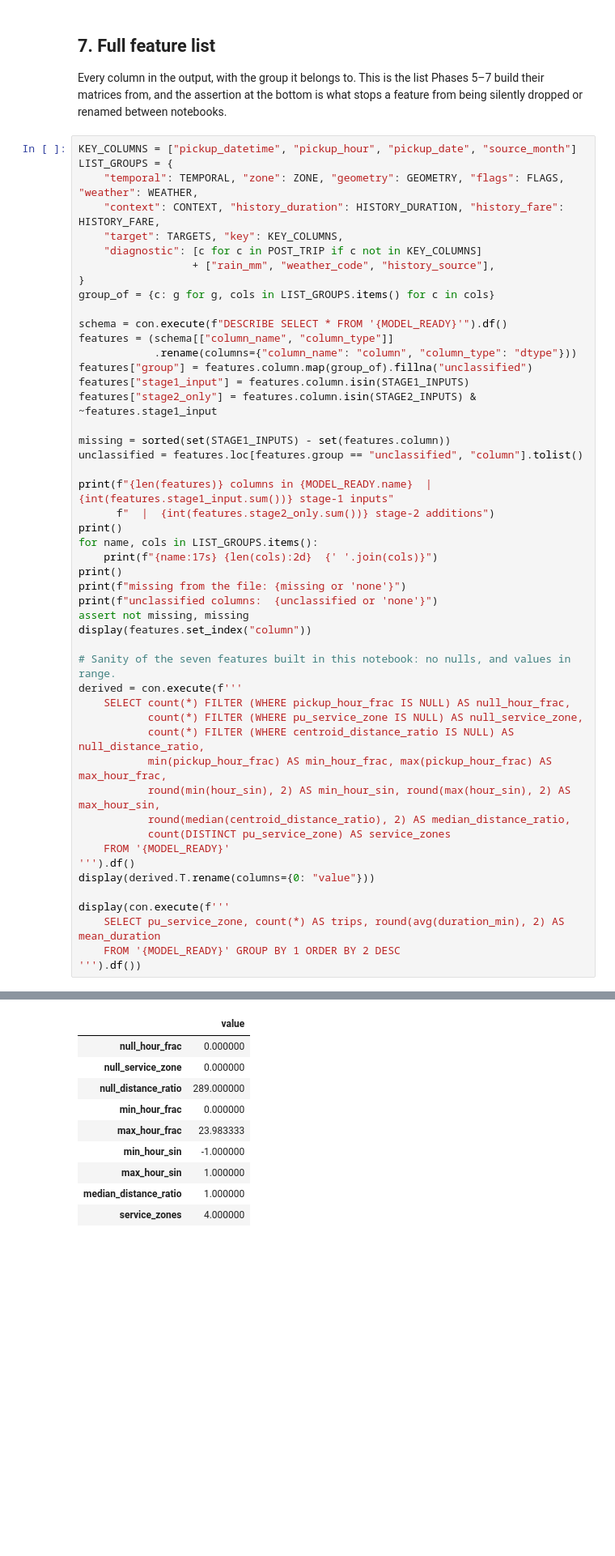
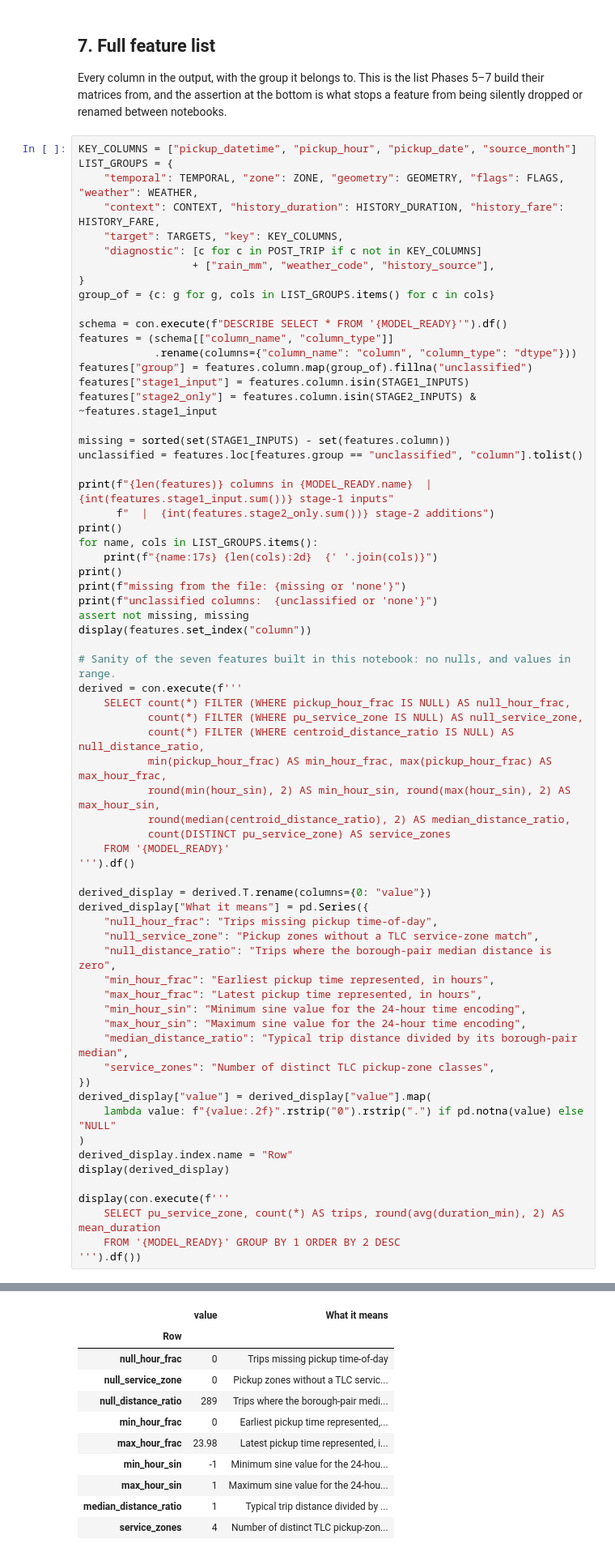
Before and after one commit to Shreyit/nyc-taxi-ml, a Jupyter notebook: notebooks/03_data_preprocessing_and_feature_engineering.ipynb, the cells around one changed output, grey strips where cells are left out. Shown at 81% size. Saved outputs shown, nothing was run; the diff lists cells and outputs as text; blank space fills up the shorter version.

Commit message:
Document sanity metrics in preprocessing tables
Add metric explanations and trim displayed values to two decimal places while refreshing notebook outputs.

```diff
--- a/notebooks/03_data_preprocessing_and_feature_engineering.ipynb
+++ b/notebooks/03_data_preprocessing_and_feature_engineering.ipynb
@@ -778,7 +778,24 @@ derived = con.execute(f'''
            count(DISTINCT pu_service_zone) AS service_zones
     FROM '{MODEL_READY}'
 ''').df()
-display(derived.T.rename(columns={0: "value"}))
+
+derived_display = derived.T.rename(columns={0: "value"})
+derived_display["What it means"] = pd.Series({
+    "null_hour_frac": "Trips missing pickup time-of-day",
+    "null_service_zone": "Pickup zones without a TLC service-zone match",
+    "null_distance_ratio": "Trips where the borough-pair median distance is zero",
+    "min_hour_frac": "Earliest pickup time represented, in hours",
+    "max_hour_frac": "Latest pickup time represented, in hours",
+    "min_hour_sin": "Minimum sine value for the 24-hour time encoding",
+    "max_hour_sin": "Maximum sine value for the 24-hour time encoding",
+    "median_distance_ratio": "Typical trip distance divided by its borough-pair median",
+    "service_zones": "Number of distinct TLC pickup-zone classes",
+})
+derived_display["value"] = derived_display["value"].map(
+    lambda value: f"{value:.2f}".rstrip("0").rstrip(".") if pd.notna(value) else "NULL"
+)
+derived_display.index.name = "Row"
+display(derived_display)
 
 display(con.execute(f'''
     SELECT pu_service_zone, count(*) AS trips, round(avg(duration_min), 2) AS mean_duration
@@ -788,43 +805,44 @@ display(con.execute(f'''
 69 columns in taxi_model_features_2025.parquet  |  49 stage-1 inputs  |  2 stage-2 additions
 
 temporal          16  pickup_hour_of_day pickup_hour_frac hour_sin hour_cos day_of_week dow_sin dow_cos day_of_month month week_of_year is_weekend is_rush_hour is_night is_holiday is_ny_state_holiday  ...
 zone               6  pu_location_id do_location_id pu_borough do_borough pu_service_zone cross_borough
 geometry           9  pu_lat pu_lon do_lat do_lon haversine_km manhattan_km centroid_distance_ratio bearing_sin bearing_cos
 flags              4  is_airport_pu is_airport_do is_cbd_pu is_cbd_do
 weather            6  temperature_c relative_humidity_pct precipitation_mm snowfall_cm windspeed_kmh is_precipitating
 context            2  taxi_type passenger_count
 history_duration   6  route_trip_count_prior route_mean_duration_prior pu_zone_mean_duration_prior pu_zone_hour_mean_duration_prior borough_pair_mean_duration_prior global_mean_duration_prior
 history_fare       2  route_mean_fare_prior pu_zone_mean_fare_prior
 target             2  duration_min fare_amount
 key                4  pickup_datetime pickup_hour pickup_date source_month
 diagnostic        12  trip_distance_mi total_amount is_distance_zero is_distance_implausible pu_zone_name do_zone_name bearing_deg time_of_day_bucket pickup_minute rain_mm weather_code history_source
 
 missing from the file: none
 unclassified columns:  none
 |  | dtype | group | stage1_input | stage2_only |
 | column |  |  |  |  |
 | taxi_type | VARCHAR | context | True | False |
 | pickup_datetime | TIMESTAMP | key | False | False |
 | pickup_hour | TIMESTAMP | key | False | False |
 | pickup_date | DATE | key | False | False |
 | pickup_hour_of_day | TINYINT | temporal | True | False |
 | ... | ... | ... | ... | ... |
 | pu_zone_hour_mean_duration_prior | DOUBLE | history_duration | True | False |
 | borough_pair_mean_duration_prior | DOUBLE | history_duration | True | False |
 | global_mean_duration_prior | DOUBLE | history_duration | True | False |
 | pu_zone_mean_fare_prior | DOUBLE | history_fare | False | True |
 | history_source | VARCHAR | diagnostic | False | False |
 69 rows × 4 columns
-|  | value |
-| null_hour_frac | 0.000000 |
-| null_service_zone | 0.000000 |
-| null_distance_ratio | 289.000000 |
-| min_hour_frac | 0.000000 |
-| max_hour_frac | 23.983333 |
-| min_hour_sin | -1.000000 |
-| max_hour_sin | 1.000000 |
-| median_distance_ratio | 1.000000 |
-| service_zones | 4.000000 |
+|  | value | What it means |
+| Row |  |  |
+| null_hour_frac | 0 | Trips missing pickup time-of-day |
+| null_service_zone | 0 | Pickup zones without a TLC servic... |
+| null_distance_ratio | 289 | Trips where the borough-pair medi... |
+| min_hour_frac | 0 | Earliest pickup time represented,... |
+| max_hour_frac | 23.98 | Latest pickup time represented, i... |
+| min_hour_sin | -1 | Minimum sine value for the 24-hou... |
+| max_hour_sin | 1 | Maximum sine value for the 24-hou... |
+| median_distance_ratio | 1 | Typical trip distance divided by ... |
+| service_zones | 4 | Number of distinct TLC pickup-zon... |
 |  | pu_service_zone | trips | mean_duration |
 | 0 | Yellow Zone | 37299390 | 14.66 |
 | 1 | Boro Zone | 4803741 | 23.51 |
```
Also changed, not shown: parts of 1 cell of this notebook, 2 other files.
